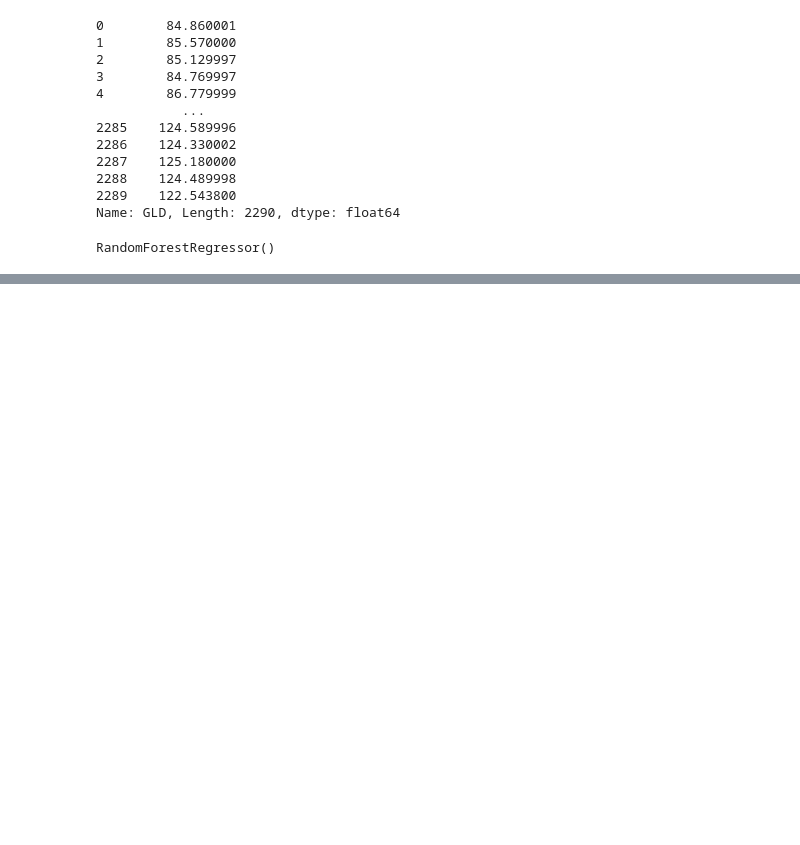
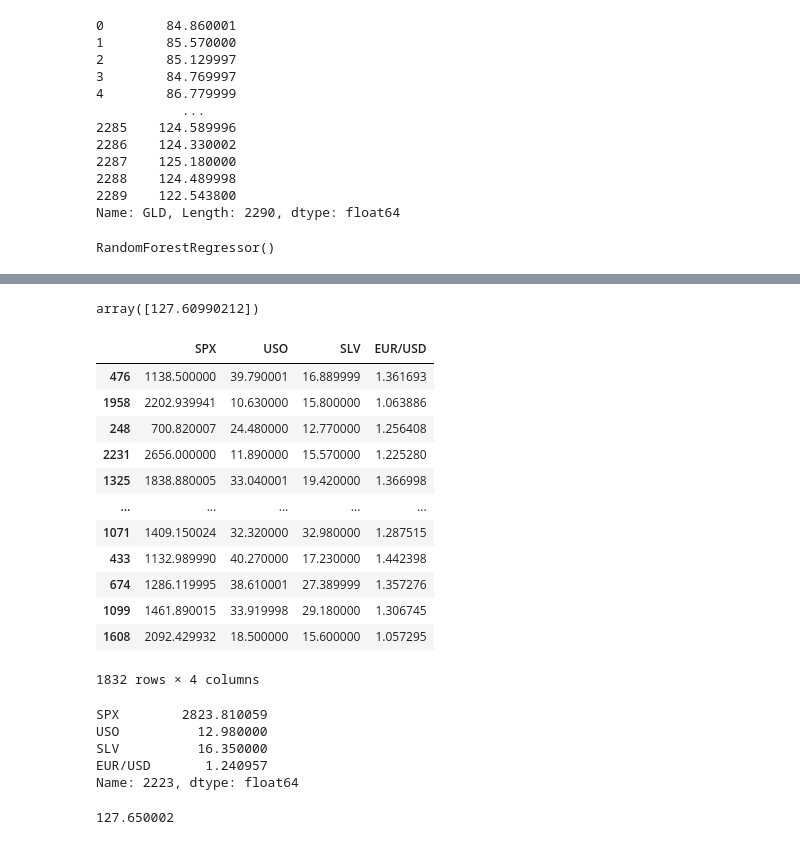
Before and after one commit to sunalipatro/Gold-price-prediction, a Jupyter notebook: Model.ipynb, the cells around one changed output, grey strips where cells are left out. Drawn from its saved outputs; the diff is of its cells as text; code cells hidden in the pictures; blank space fills up the shorter version.

```diff
--- a/Model.ipynb
+++ b/Model.ipynb
@@ -177,3 +177,35 @@ import pickle
 pickle_out = open("reg.pkl","wb")
 pickle.dump(reg,pickle_out)
 pickle_out.close()
+# %%
+reg.predict([[2823.810059,12.980000,16.350000,1.240957]])
+# %% [output]
+array([127.60990212])
+# %%
+X_train
+# %% [output]
+|  | SPX | USO | SLV | EUR/USD |
+| 476 | 1138.500000 | 39.790001 | 16.889999 | 1.361693 |
+| 1958 | 2202.939941 | 10.630000 | 15.800000 | 1.063886 |
+| 248 | 700.820007 | 24.480000 | 12.770000 | 1.256408 |
+| 2231 | 2656.000000 | 11.890000 | 15.570000 | 1.225280 |
+| 1325 | 1838.880005 | 33.040001 | 19.420000 | 1.366998 |
+| ... | ... | ... | ... | ... |
+| 1071 | 1409.150024 | 32.320000 | 32.980000 | 1.287515 |
+| 433 | 1132.989990 | 40.270000 | 17.230000 | 1.442398 |
+| 674 | 1286.119995 | 38.610001 | 27.389999 | 1.357276 |
+| 1099 | 1461.890015 | 33.919998 | 29.180000 | 1.306745 |
+| 1608 | 2092.429932 | 18.500000 | 15.600000 | 1.057295 |
+1832 rows × 4 columns
+# %%
+print(X_train.iloc[476])
+# %% [output]
+SPX        2823.810059
+USO          12.980000
+SLV          16.350000
+EUR/USD       1.240957
+Name: 2223, dtype: float64
+# %%
+print(y_train.iloc[476])
+# %% [output]
+127.650002
```
Also changed, not shown: parts of 3 cells of this notebook, 4 other files.
